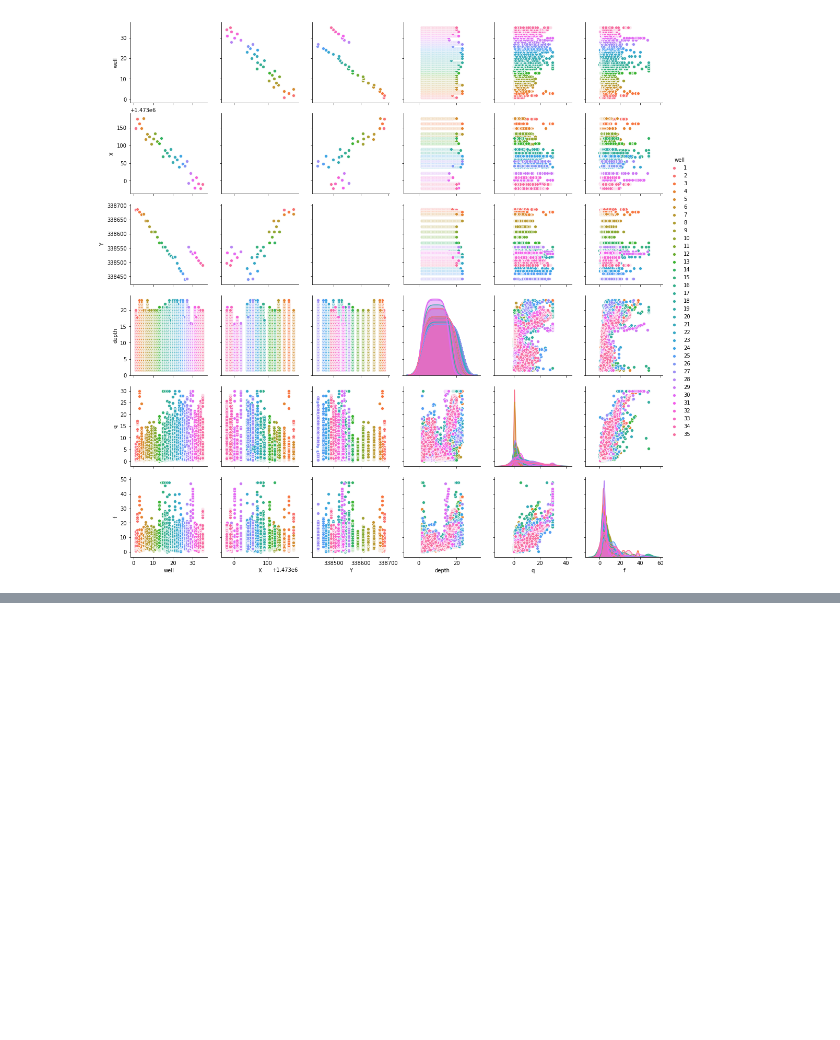
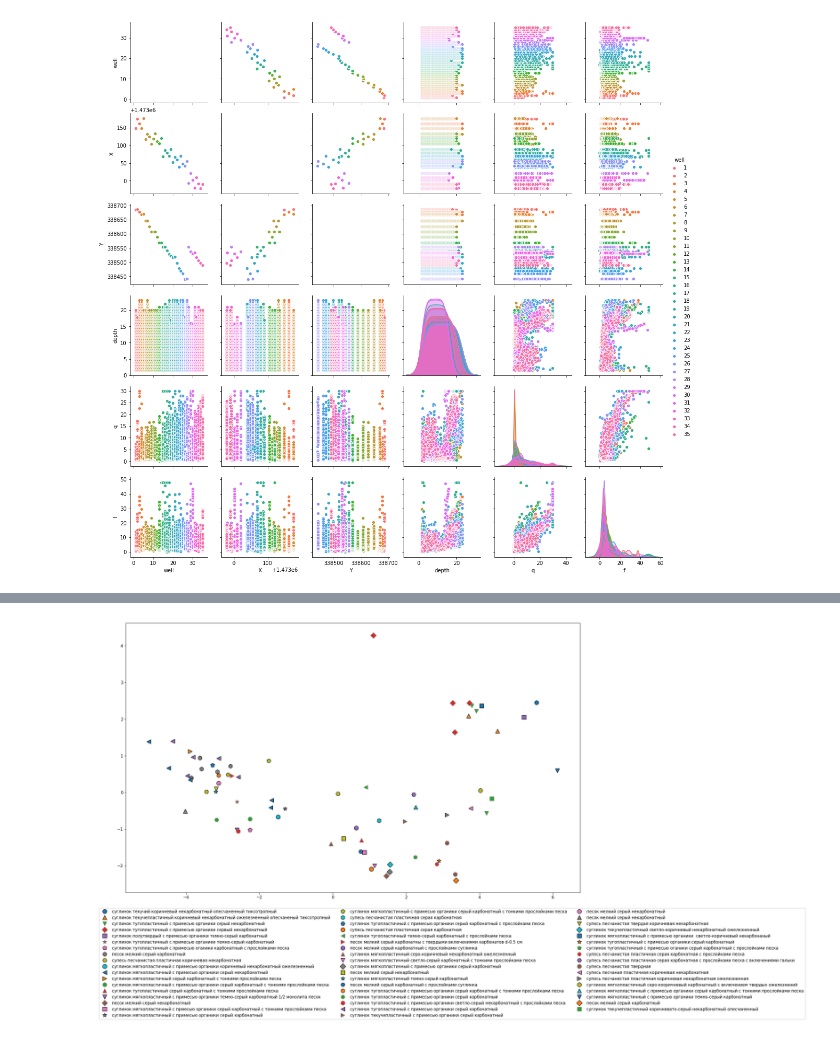
Before and after one commit to ixomaxip/ml, a Jupyter notebook: src/dev.ipynb, the cells around one changed output, grey strips where cells are left out. Cells and saved outputs as stored; diff of their text form; code cells hidden in the pictures; blank space fills up the shorter version.

Commit message:
preprocessing

```diff
--- a/src/dev.ipynb
+++ b/src/dev.ipynb
@@ -113,0 +138,2 @@ seaborn.pairplot(zonds, hue='well', diag_kind='kde')
+# %%
+data = clusters[clusters.columns.drop(f_cat).drop(f_obj).drop(f_coords)]
@@ -113,0 +142,4 @@ seaborn.pairplot(zonds, hue='well', diag_kind='kde')
+# %%
+from sklearn.preprocessing import StandardScaler
+scaler = StandardScaler()
+X_scaled = scaler.fit_transform(data)
@@ -113,0 +148,4 @@ seaborn.pairplot(zonds, hue='well', diag_kind='kde')
+# %%
+from sklearn.decomposition import PCA
+pca = PCA(n_components=2)
+X_pca = pca.fit_transform(X_scaled)
@@ -113,0 +210,7 @@ seaborn.pairplot(zonds, hue='well', diag_kind='kde')
+# %%
+plt.figure(figsize=(20,20))
+discrete_scatter(X_pca[:,0], X_pca[:,1],clusters['p_code']);
+plt.legend(clusters['poroda'], loc='best', bbox_to_anchor=(1.5, -0.05), ncol=3)
+plt.gca().set_aspect('equal')
+# %% [output]
+[figure, added]
```
Also changed, not shown: parts of 13 cells of this notebook, 1 other file.
